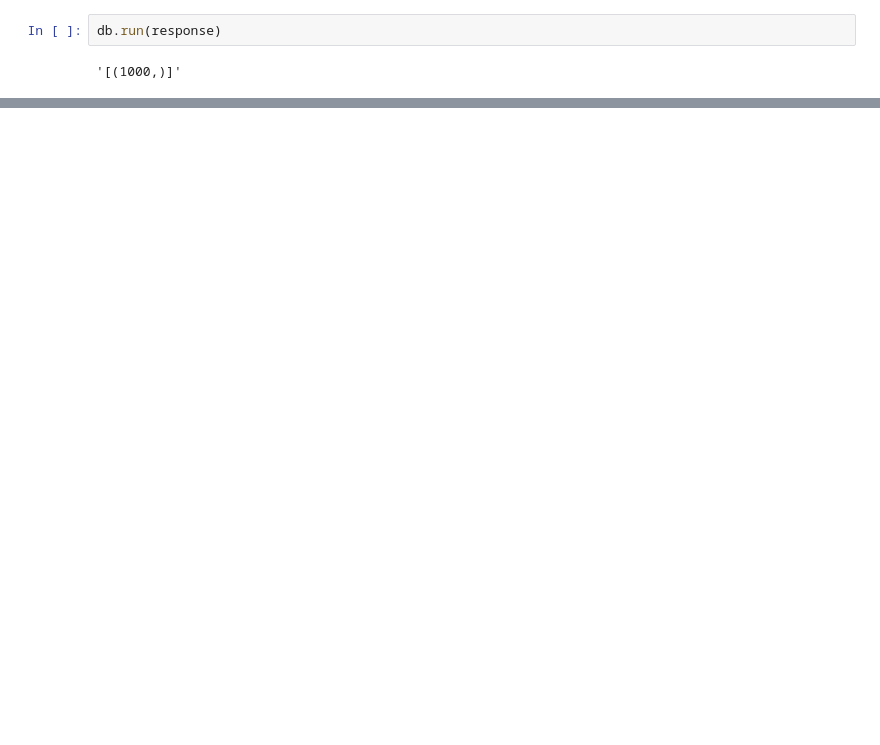
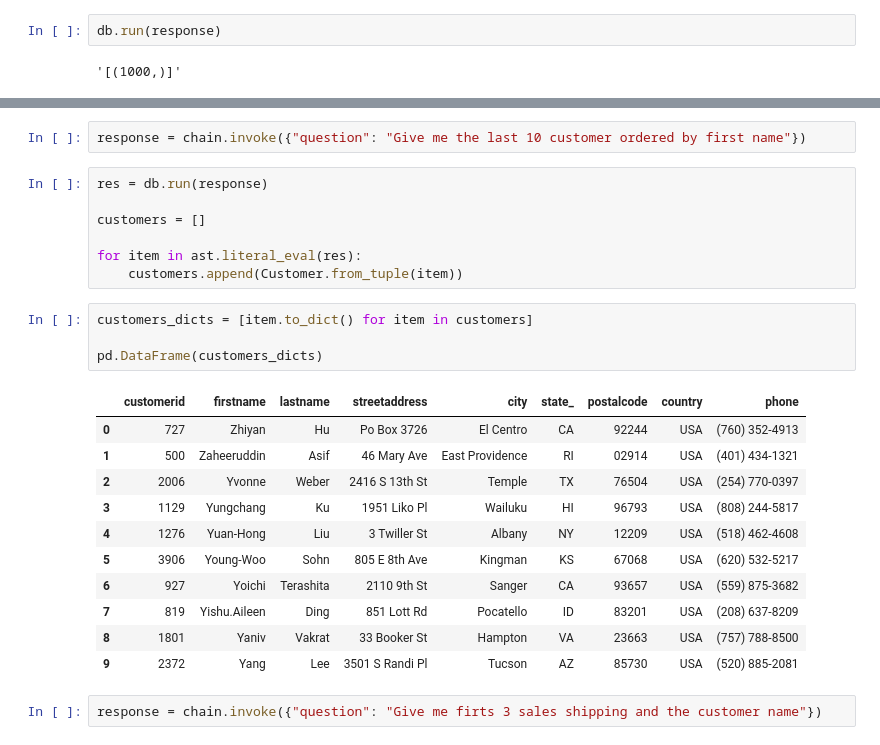
Before and after one commit to miller00315/lang_chain_studies, a Jupyter notebook: SQL-RAG-Demo.ipynb, the cells around one changed output, grey strips where cells are left out. Saved outputs shown, nothing was run; the diff lists cells and outputs as text; blank space fills up the shorter version.

```diff
--- a/SQL-RAG-Demo.ipynb
+++ b/SQL-RAG-Demo.ipynb
@@ -178,0 +225,27 @@ plt.show()
+# %%
+response = chain.invoke({"question": "Give me the last 10 customer ordered by first name"})
+# %%
+res = db.run(response)
+
+customers = []
+
+for item in ast.literal_eval(res):
+    customers.append(Customer.from_tuple(item))
+# %%
+customers_dicts = [item.to_dict() for item in customers]
+
+pd.DataFrame(customers_dicts)
+# %% [output]
+|  | customerid | firstname | lastname | streetaddress | city | state_ | postalcode | country | phone |
+| 0 | 727 | Zhiyan | Hu | Po Box 3726 | El Centro | CA | 92244 | USA | (760) 352-4913 |
+| 1 | 500 | Zaheeruddin | Asif | 46 Mary Ave | East Providence | RI | 02914 | USA | (401) 434-1321 |
+| 2 | 2006 | Yvonne | Weber | 2416 S 13th St | Temple | TX | 76504 | USA | (254) 770-0397 |
+| 3 | 1129 | Yungchang | Ku | 1951 Liko Pl | Wailuku | HI | 96793 | USA | (808) 244-5817 |
+| 4 | 1276 | Yuan-Hong | Liu | 3 Twiller St | Albany | NY | 12209 | USA | (518) 462-4608 |
+| 5 | 3906 | Young-Woo | Sohn | 805 E 8th Ave | Kingman | KS | 67068 | USA | (620) 532-5217 |
+| 6 | 927 | Yoichi | Terashita | 2110 9th St | Sanger | CA | 93657 | USA | (559) 875-3682 |
+| 7 | 819 | Yishu.Aileen | Ding | 851 Lott Rd | Pocatello | ID | 83201 | USA | (208) 637-8209 |
+| 8 | 1801 | Yaniv | Vakrat | 33 Booker St | Hampton | VA | 23663 | USA | (757) 788-8500 |
+| 9 | 2372 | Yang | Lee | 3501 S Randi Pl | Tucson | AZ | 85730 | USA | (520) 885-2081 |
+# %%
+response = chain.invoke({"question": "Give me firts 3 sales shipping and the customer name"})
```
Also changed, not shown: parts of 17 cells of this notebook, 2 other files.
